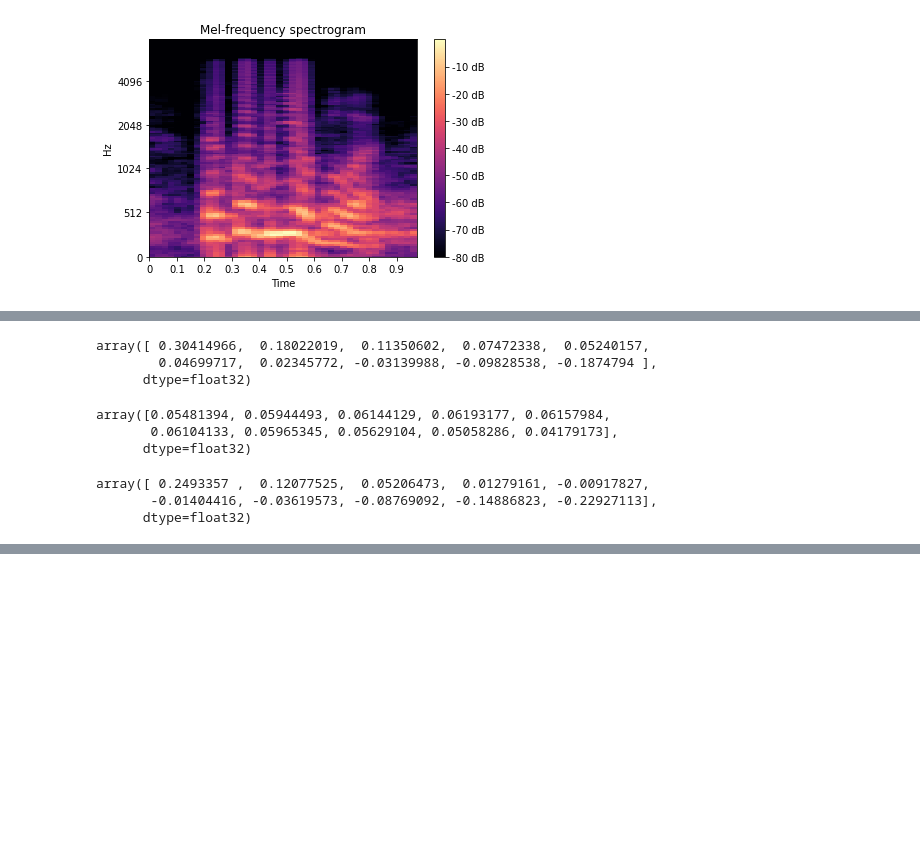
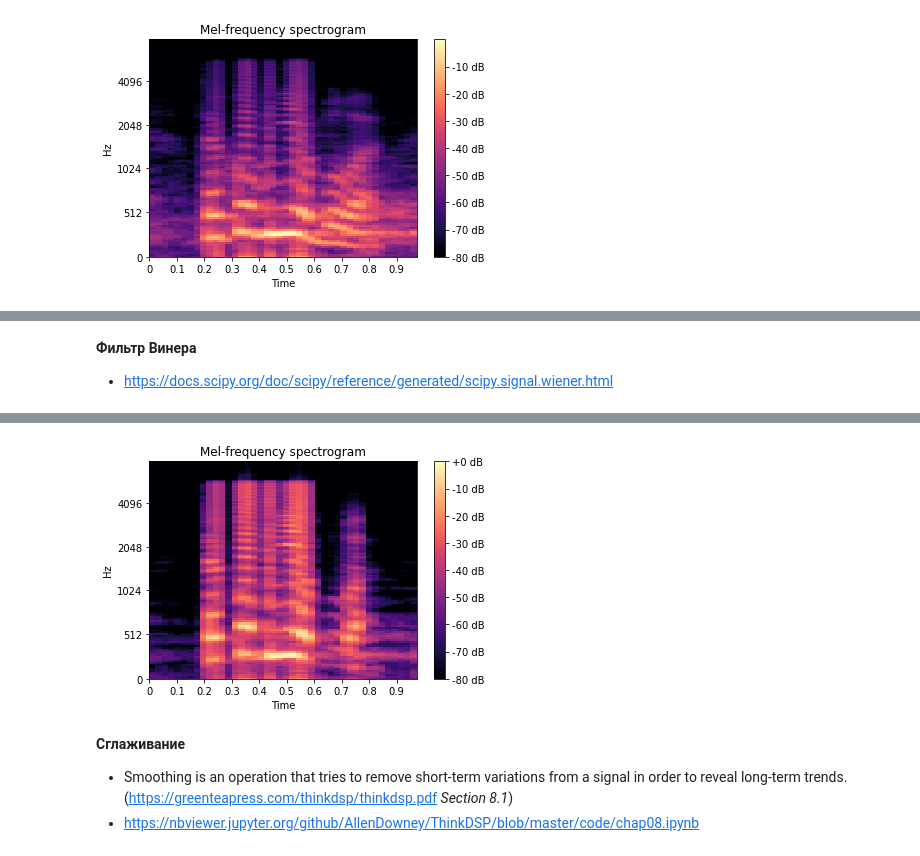
Before and after one commit to iamilyasedunov/audio-noise-analysis, a Jupyter notebook: research.ipynb, the cells around one changed output, grey strips where cells are left out. Saved outputs shown, nothing was run; the diff lists cells and outputs as text; code cells hidden in the pictures; blank space fills up the shorter version.

Commit message:
Some filters and analysis added

```diff
--- a/research.ipynb
+++ b/research.ipynb
@@ -302,18 +299,11 @@ wave_noise.make_audio()
-# %%
-wave_orig.ys[5000:5010]
-# %% [output]
-array([ 0.30414966,  0.18022019,  0.11350602,  0.07472338,  0.05240157,
-        0.04699717,  0.02345772, -0.03139988, -0.09828538, -0.1874794 ],
-      dtype=float32)
-# %%
-wave_z.ys[5000:5010]
-# %% [output]
-array([0.05481394, 0.05944493, 0.06144129, 0.06193177, 0.06157984,
-       0.06104133, 0.05965345, 0.05629104, 0.05058286, 0.04179173],
-      dtype=float32)
-# %%
-noise[5000:5010]
-# %% [output]
-array([ 0.2493357 ,  0.12077525,  0.05206473,  0.01279161, -0.00917827,
-       -0.01404416, -0.03619573, -0.08769092, -0.14886823, -0.22927113],
-      dtype=float32)
+# %% [markdown]
+**Фильтр Винера**
+- https://docs.scipy.org/doc/scipy/reference/generated/scipy.signal.wiener.html
+# %%
+from scipy.signal.signaltools import wiener
+
+filtered_wiener = wiener(wave_orig.ys, 100)
+wave_wiener = Wave(filtered_wiener, framerate=dataset_row["sr"])
+plot_melspec(wave_wiener.ys, dataset_row['sr'])
+wave_wiener.make_audio()
+# %% [output]
@@ -319,0 +311,7 @@ array([ 0.2493357 ,  0.12077525,  0.05206473,  0.01279161, -0.00917827,
+[figure, added]
+# %% [markdown]
+**Сглаживание**
+
+- Smoothing is an operation that tries to remove short-term variations from
+  a signal in order to reveal long-term trends. (https://greenteapress.com/thinkdsp/thinkdsp.pdf *Section 8.1*)
+- https://nbviewer.jupyter.org/github/AllenDowney/ThinkDSP/blob/master/code/chap08.ipynb
```
Also changed, not shown: parts of 12 cells of this notebook.
